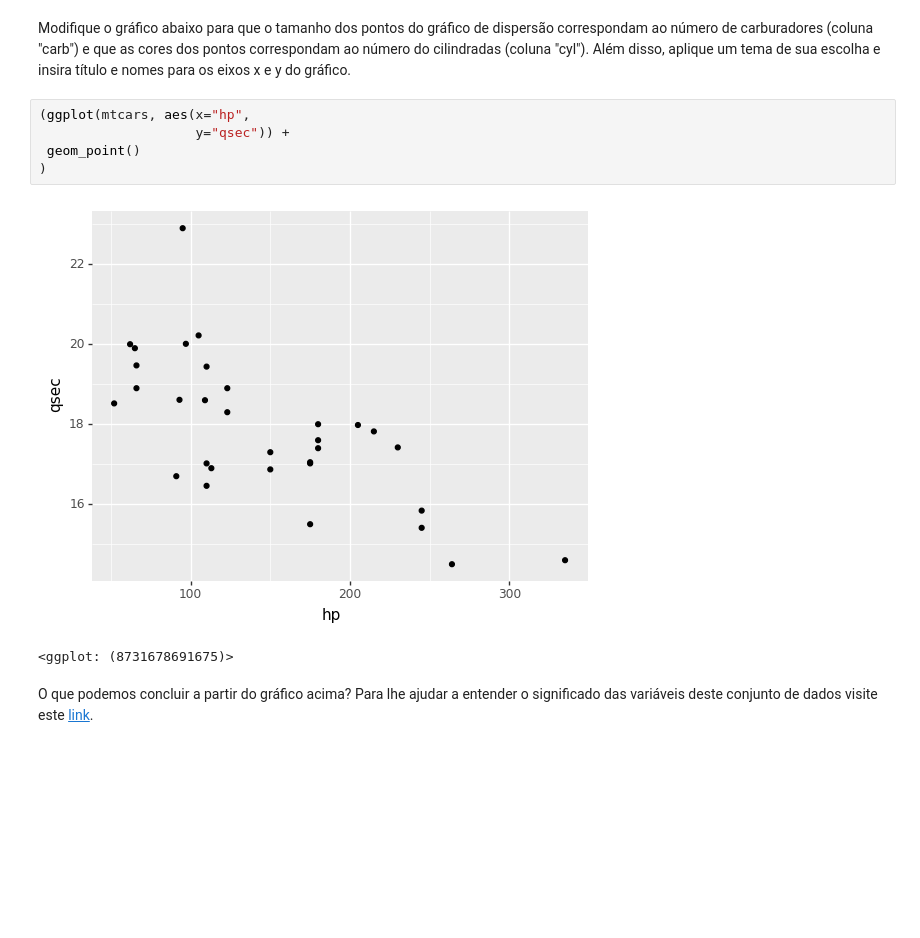
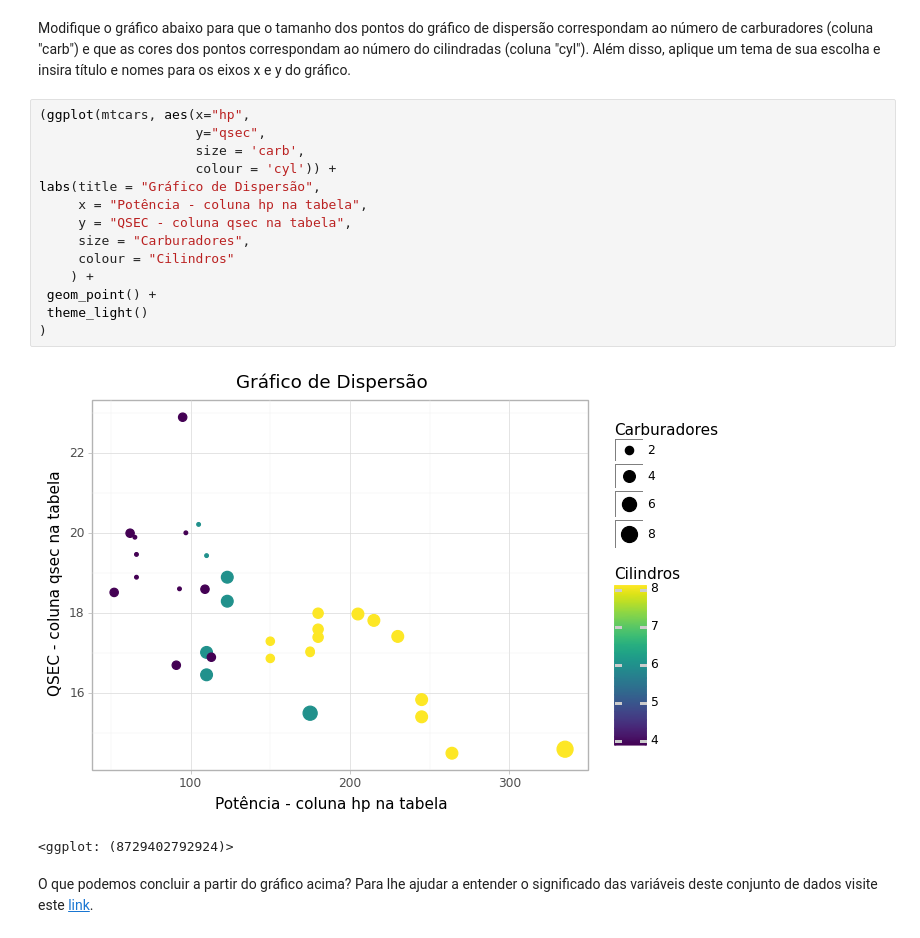
Before and after one commit to archarmd/intro_python_verao_ime_2023, a Jupyter notebook: exercicios/exercicio04.ipynb, the cells around one changed output. Cells and saved outputs as stored; diff of their text form; blank space fills up the shorter version.

```diff
--- a/exercicios/exercicio04.ipynb
+++ b/exercicios/exercicio04.ipynb
@@ -43,13 +43,22 @@ mtcars.head()
 | 4 | Hornet Sportabout | 18.7 | 8 | 360.0 | 175 | 3.15 | 3.440 | 17.02 | 0 | 0 | 3 | ... |
 # %% [markdown]
 Modifique o gráfico abaixo para que o tamanho dos pontos do gráfico de dispersão correspondam ao número de carburadores (coluna "carb") e que as cores dos pontos correspondam ao número do cilindradas (coluna "cyl"). Além disso, aplique um tema de sua escolha e insira título e nomes para os eixos x e y do gráfico.
-# %%
-(ggplot(mtcars, aes(x="hp",
-                    y="qsec")) +
- geom_point()
-)
-# %% [output]
-[figure, removed]
-<ggplot: (8731678691675)>
+# %%
+(ggplot(mtcars, aes(x="hp",
+                    y="qsec",
+                    size = 'carb',
+                    colour = 'cyl')) +
+labs(title = "Gráfico de Dispersão",
+     x = "Potência - coluna hp na tabela",
+     y = "QSEC - coluna qsec na tabela",
+     size = "Carburadores",
+     colour = "Cilindros"
+    ) +
+ geom_point() +
+ theme_light()
+)
+# %% [output]
+[figure, added]
+<ggplot: (8729402792924)>
 # %% [markdown]
 O que podemos concluir a partir do gráfico acima? Para lhe ajudar a entender o significado das variáveis deste conjunto de dados visite este [link](https://rpubs.com/neros/61800).
```
Also changed, not shown: parts of 1 cell of this notebook.
